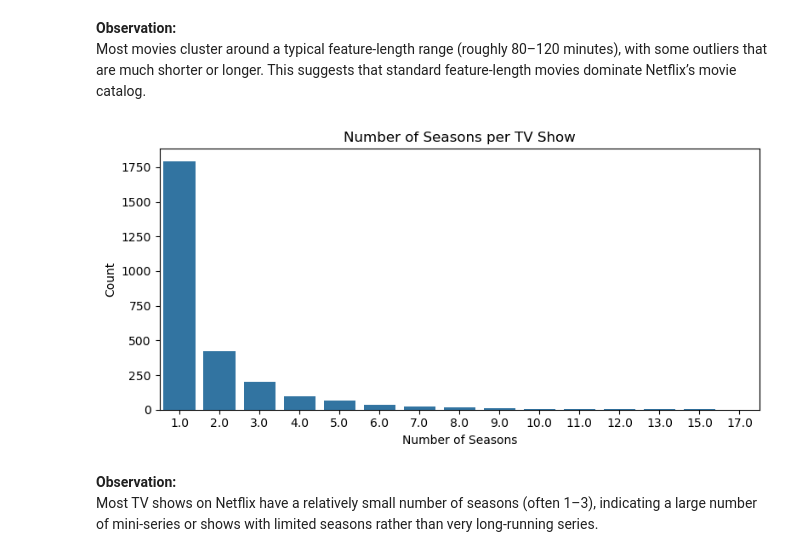
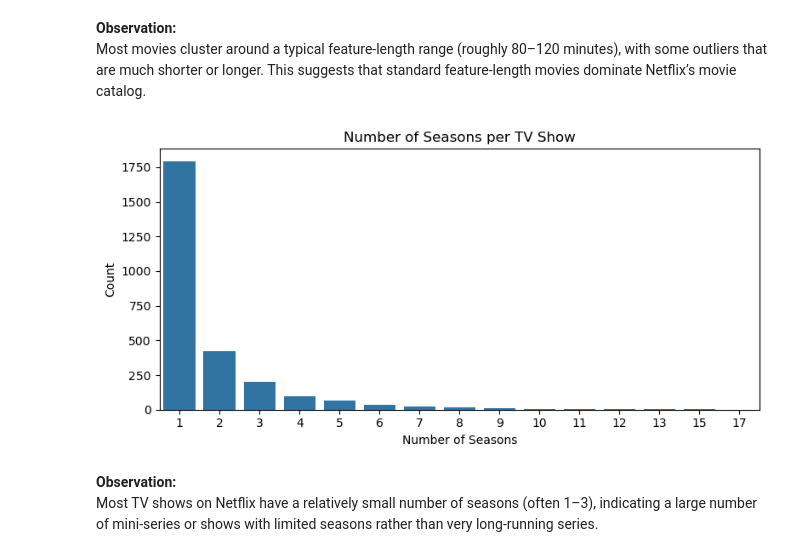
Before and after one commit to Ayush-Singh2309/Projects, a Jupyter notebook: Netflix - Data Exploration and Visualisation.ipynb, the cells around one changed output. Cells and saved outputs as stored; diff of their text form; code cells hidden in the pictures.

```diff
--- a/Netflix - Data Exploration and Visualisation.ipynb
+++ b/Netflix - Data Exploration and Visualisation.ipynb
@@ -399,17 +403,17 @@ plt.show()
 **Observation:**
 Most movies cluster around a typical feature-length range (roughly 80–120 minutes), with some outliers that are much shorter or longer. This suggests that standard feature-length movies dominate Netflix’s movie catalog.
 # %%
-shows['seasons'] = shows['duration'].str.replace(' Seasons', '').str.replace(' Season', '').astype('float')
+shows['seasons'] = shows['duration'].str.replace(' Seasons', '').str.replace(' Season', '').astype('int')
 
 plt.figure(figsize=(8,4))
 sns.countplot(x=shows['seasons'])
 plt.title("Number of Seasons per TV Show")
 plt.xlabel("Number of Seasons")
 plt.ylabel("Count")
 plt.tight_layout()
 plt.show()
 # %% [output]
-[figure, old version]
+[figure, new version]
 # %% [markdown]
 **Observation:**
 Most TV shows on Netflix have a relatively small number of seasons (often 1–3), indicating a large number of mini-series or shows with limited seasons rather than very long-running series.
```
Also changed, not shown: parts of 11 cells of this notebook, 2 other files.
